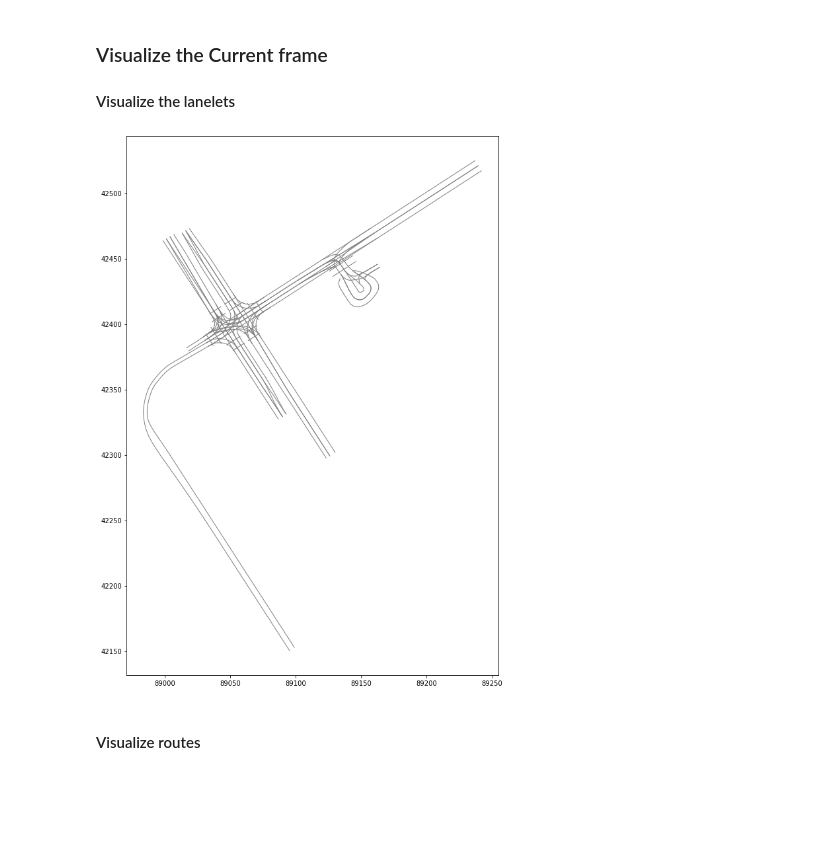
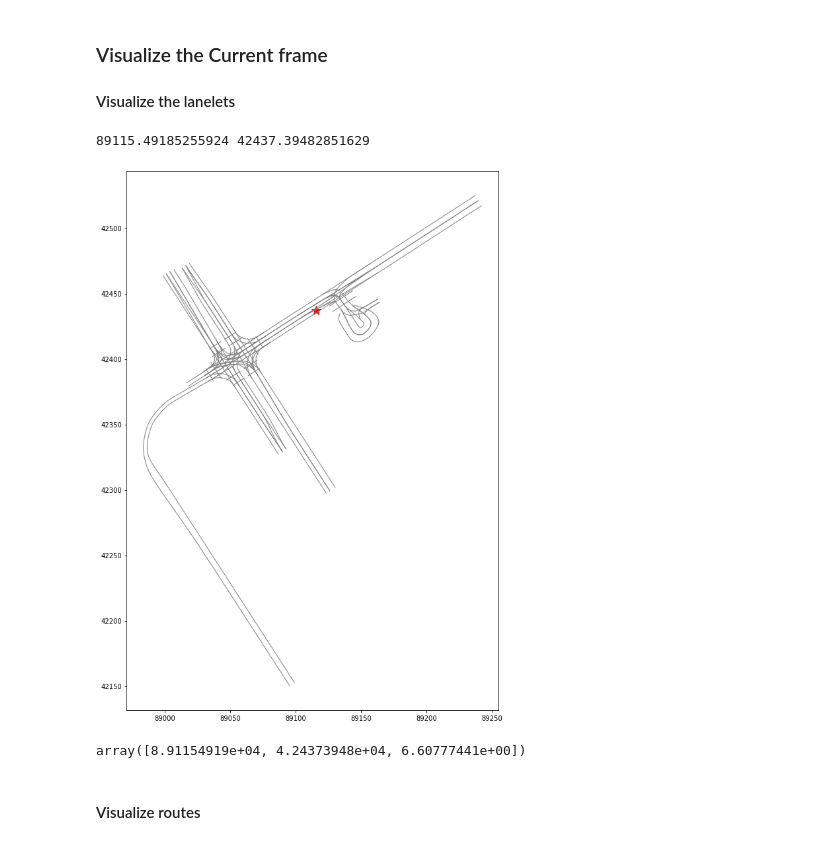
Before and after one commit to tier4/lanelet2_python_api_for_autoware, a Jupyter notebook: interaction_with_cache_json.ipynb, the cells around one changed output. Saved outputs shown, nothing was run; the diff lists cells and outputs as text; code cells hidden in the pictures; blank space fills up the shorter version.

```diff
--- a/interaction_with_cache_json.ipynb
+++ b/interaction_with_cache_json.ipynb
@@ -197,10 +197,10 @@ dict_keys(['frame', 'objects', 'history_trajectories_transform_list', 'future_tr
 # %%
 objects = frame['objects']  # list of dictionary
 # we can also use torch.tensor to formulate them into tensor; but in the notebook we focus on the visualization, so we use numpy
-history_trajectory_transform = np.array(frame["history_trajectories_transform_list"], dtype=np.float32)  # [N_h, 4, 4] map frame
-future_trajectory_transform = np.array(frame["future_trajectories_transform_list"], dtype=np.float32)    # [N_f, 4, 4]
-history_trajectory_speed = np.array(frame["history_trajectories_speed_list"], dtype=np.float32)          # [N_h, 1]
-future_trajectory_speed = np.array(frame["future_trajectories_speed_list"], dtype=np.float32)            # [N_f, 1]
+history_trajectory_transform = np.array(frame["history_trajectories_transform_list"], dtype=np.float64)  # [N_h, 4, 4] map frame
+future_trajectory_transform = np.array(frame["future_trajectories_transform_list"], dtype=np.float64)    # [N_f, 4, 4]
+history_trajectory_speed = np.array(frame["history_trajectories_speed_list"], dtype=np.float64)          # [N_h, 1]
+future_trajectory_speed = np.array(frame["future_trajectories_speed_list"], dtype=np.float64)            # [N_f, 1]
 nearby_lanelets_ids = frame["nearby_lanelets_ids"] # list of ids
 routes = frame["routes"] # list of ids
 current_traffic_light_status = frame["current_traffic_light_status"]  # dictionary of list of group id
@@ -498,23 +498,52 @@ def identify_current_light_status(turn_direction: int, traffic_light_elements: l
 
     # If no matching direction or circle, return the element with highest confidence
     return max(effective_elements, key=lambda x: x["confidence"])["color"]
+# %%
+## Preprocess map
+lane_point_number = 20 ## This is a parameter to help fix our number of points to present a certain lanelet -> this will be helpful in some of the learning algorithms.
+resampled_lanelets = dict()
+for lanelet in map_object.laneletLayer:
+    resampled_lanelets[int(lanelet.id)] = dict()
+    left_length = lanelet2.geometry.length(lanelet.leftBound)
+    right_length = lanelet2.geometry.length(lanelet.rightBound)
+    length = max(left_length, right_length)
+    if length < 0.001:
+        continue
+    resolution = length / (lane_point_number - 1) + 0.0001 # make sure the distance/resolution == self.lane_point_number
+    right_bound = utilities.getRightBoundWithOffset(lanelet, 0.0, resolution)
+    left_bound = utilities.getLeftBoundWithOffset(lanelet, 0.0, resolution)
+    center_line = utilities.generateFineCenterline(lanelet, resolution)
+
+    resampled_lanelets[int(lanelet.id)]["right_bound"] = right_bound
+    resampled_lanelets[int(lanelet.id)]["left_bound"] = left_bound
+    resampled_lanelets[int(lanelet.id)]["center_line"] = center_line
 # %% [markdown]
 ### Visualize the Current frame
 
 #### Visualize the lanelets
 # %%
 fig, ax = plt.subplots(figsize=(20,15))
+
+history_trajectory_transform
+ax.plot(history_trajectory_transform[-1, 0, -1], history_trajectory_transform[-1, 1, -1], 'r*', markersize=15, label='Ego Vehicle')
+
 for lanelet in nearby_lanelets:
     # plot_linestring(lanelet.centerline, ax, "blue", "-", "centerline")
     color = "gray"
     linewidth=1
     plot_linestring(lanelet.leftBound, ax, color, "-", label=f"leftBound_{lanelet.id}", linewidth=linewidth)
     plot_linestring(lanelet.rightBound, ax, color, "-", label=f"rightBound_{lanelet.id}", linewidth=linewidth)
 
+print(history_trajectory_transform[-1, 0, -1], history_trajectory_transform[-1, 1, -1])
 ax.set_aspect('equal')
 # ax.legend()
 # %% [output]
+89115.49185255924 42437.39482851629
-[figure, old version]
+[figure, new version]
+# %%
+history_trajectory_transform[-1, 0:3, -1]
+# %% [output]
+array([8.91154919e+04, 4.24373948e+04, 6.60777441e+00])
 # %% [markdown]
 #### Visualize routes
 # %%
```
Also changed, not shown: parts of 4 cells of this notebook.
